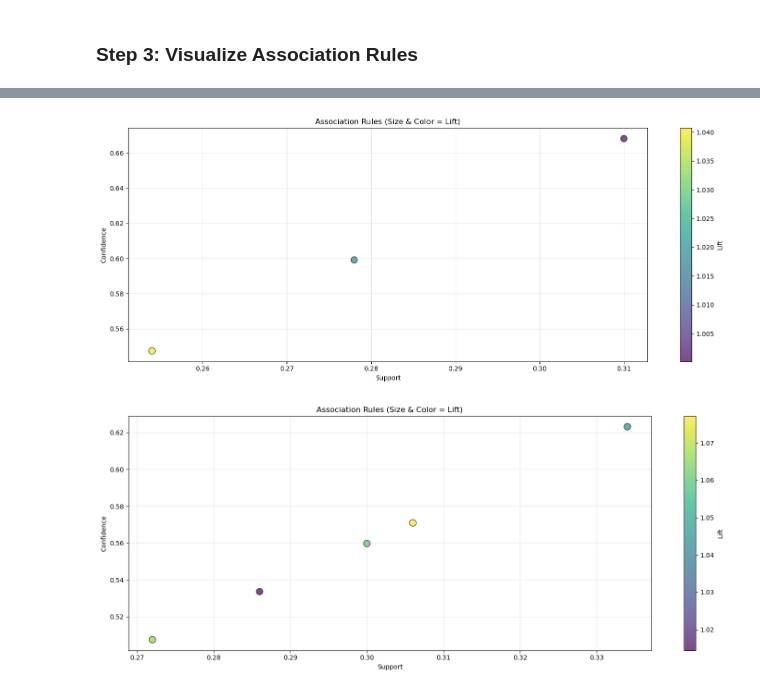
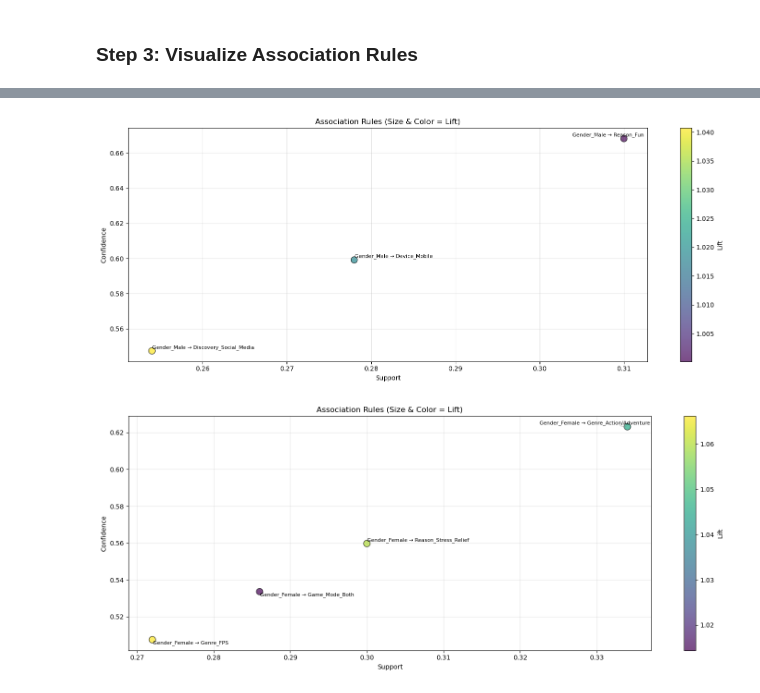
Before and after one commit to RazielLluch/CSC172-AssociationMining-Lluch, a Jupyter notebook: apriori.ipynb, the cells around one changed output, grey strips where cells are left out. Drawn from its saved outputs; the diff is of its cells as text; code cells hidden in the pictures.

```diff
--- a/apriori.ipynb
+++ b/apriori.ipynb
@@ -95,0 +170,14 @@ Filtered Association Rules Shape:  (71928, 14)
+# %%
+background_groups = ["Gender", "Age", "Location"]
+background_items = set(
+    item
+    for group in background_groups
+    for item in item_groups[group]
+)
+filtered_rules = rules[
+    rules["consequents"].apply(
+        lambda c: not any(item in background_items for item in c)
+    )
+]
+
+print("Filtered Rules shape: ", filtered_rules.shape)
@@ -120,0 +238,13 @@ Association Rules:
+# %%
+support_threshold = 0.25
+confidence_threshold = 0.4
+lift_threshold = 1.0
+
+#Optional, filter rules based on multiple metrics
+filtered_rules = filtered_rules[
+    (rules["support"] >= support_threshold) &
+    (rules["confidence"] >= confidence_threshold) &
+    (rules["lift"] >= lift_threshold)
+]
+
+print("\nFiltered Association Rules shape: ", filtered_rules.shape)
@@ -173,7 +448,9 @@ visualize(rules, show_labels=False, max_labels=15)
 # %%
-male_rules = rules[
-    rules["antecedents"] == frozenset({"Gender_Male"})
-]
-female_rules = rules[
-    rules["antecedents"] == frozenset({"Gender_Female"})
-]
+male_rules = filtered_rules[
+    filtered_rules["antecedents"] == frozenset({"Gender_Male"})
+].sort_values(by="lift", ascending=False)
+female_rules = filtered_rules[
+    filtered_rules["antecedents"] == frozenset({"Gender_Female"})
+].sort_values(by="lift", ascending=False)
+print_apriori_rules(male_rules)
+print_apriori_rules(female_rules)
@@ -180,6 +465,6 @@ female_rules = rules[
 # %%
-visualize(male_rules)
-visualize(female_rules)
+visualize(male_rules, show_labels=True)
+visualize(female_rules, show_labels=True)
 # %% [output]
-[figure, old version]
+[figure, new version]
-[figure, old version]
+[figure, new version]
```
Also changed, not shown: parts of 36 cells of this notebook.
